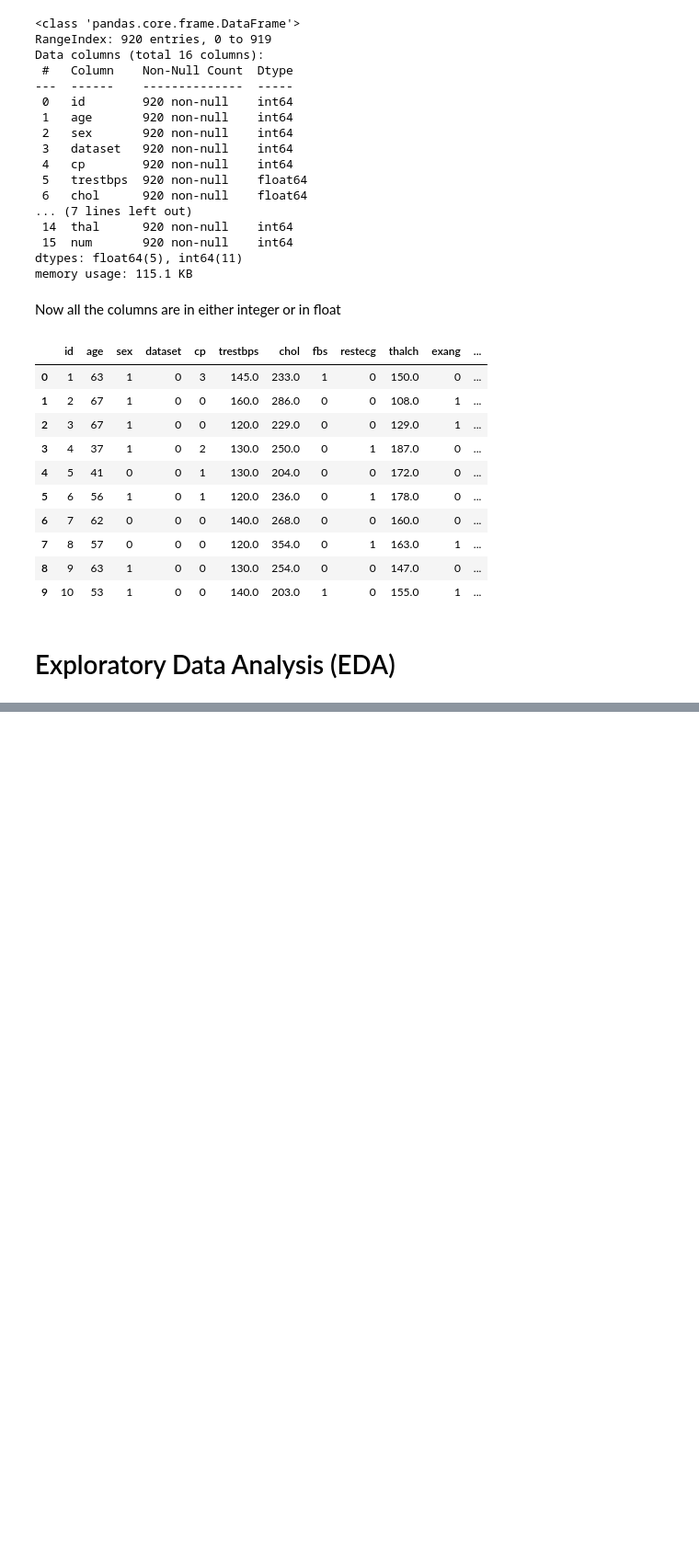
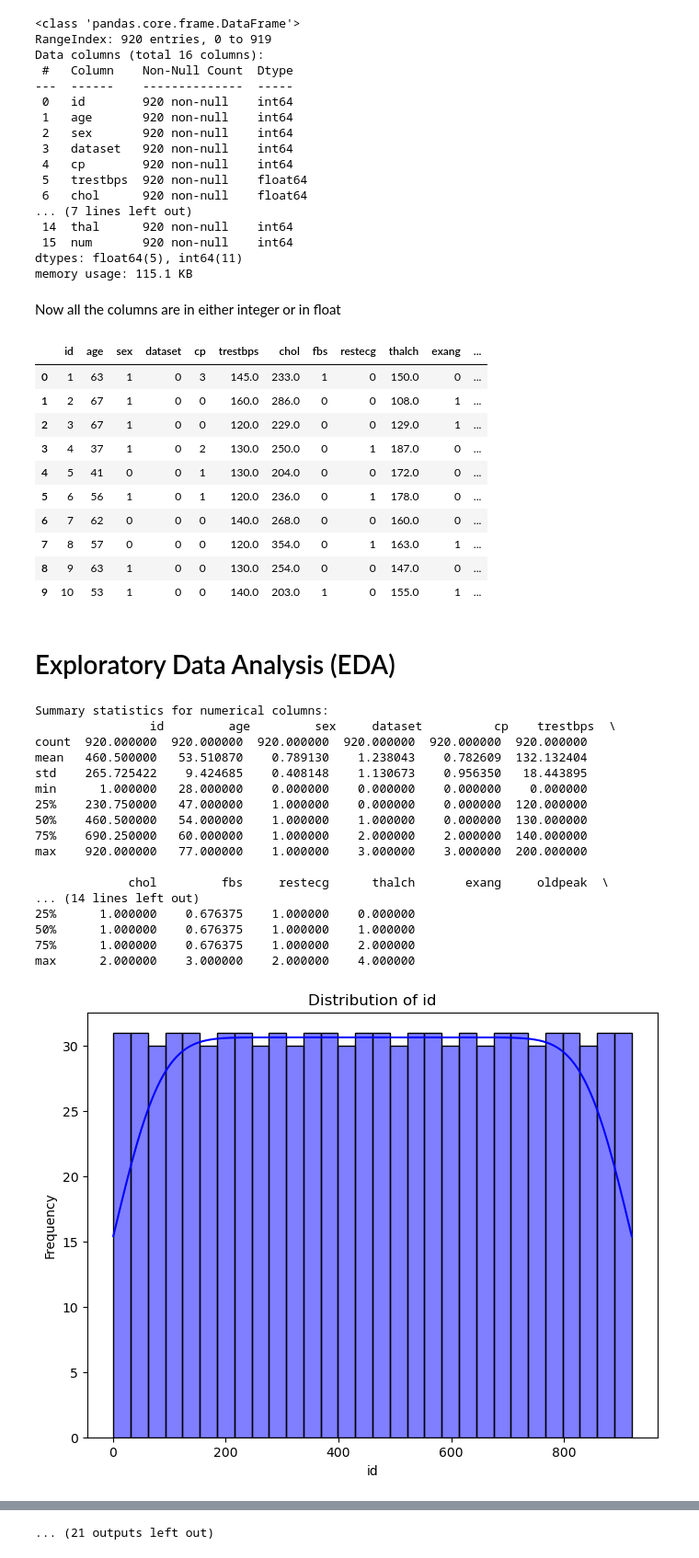
Before and after one commit to prashantpq/Data-Science-Internship, a Jupyter notebook: Week_1/Heart_Disease_Prediction/main.ipynb, the cells around one changed output, grey strips where cells are left out. Shown: that part at 92% size. Saved outputs shown, nothing was run; the diff lists cells and outputs as text; code cells hidden in the pictures; blank space fills up the shorter version.

```diff
--- a/Week_1/Heart_Disease_Prediction/main.ipynb
+++ b/Week_1/Heart_Disease_Prediction/main.ipynb
@@ -407,3 +407,46 @@ df.head(10)
 | 9 | 10 | 53 | 1 | 0 | 0 | 140.0 | 203.0 | 1 | 0 | 155.0 | 1 | ... |
 # %% [markdown]
 # Exploratory Data Analysis (EDA)
+# %%
+import seaborn as sns
+import matplotlib.pyplot as plt
+
+# List of numerical columns
+numerical_columns = df.select_dtypes(include=['int64', 'float64']).columns
+
+# Summary statistics for numerical columns
+print("Summary statistics for numerical columns:\n", df[numerical_columns].describe())
+
+# Visualize the distribution of numerical columns using histograms
+for col in numerical_columns:
+    plt.figure(figsize=(8, 6))
+    sns.histplot(df[col], kde=True, bins=30, color='blue')
+    plt.title(f'Distribution of {col}')
+    plt.xlabel(col)
+    plt.ylabel('Frequency')
+    plt.show()
+
+    # Boxplot to visualize outliers and distribution
+    plt.figure(figsize=(8, 6))
+    sns.boxplot(x=df[col], color='green')
+    plt.title(f'Boxplot of {col}')
+    plt.show()
+# %% [output]
+Summary statistics for numerical columns:
+                id         age         sex     dataset          cp    trestbps  \
+count  920.000000  920.000000  920.000000  920.000000  920.000000  920.000000
+mean   460.500000   53.510870    0.789130    1.238043    0.782609  132.132404
+std    265.725422    9.424685    0.408148    1.130673    0.956350   18.443895
+min      1.000000   28.000000    0.000000    0.000000    0.000000    0.000000
+25%    230.750000   47.000000    1.000000    0.000000    0.000000  120.000000
+50%    460.500000   54.000000    1.000000    1.000000    0.000000  130.000000
+75%    690.250000   60.000000    1.000000    2.000000    2.000000  140.000000
+max    920.000000   77.000000    1.000000    3.000000    3.000000  200.000000
+
+             chol         fbs     restecg      thalch       exang     oldpeak  \
+... (14 lines left out)
+25%      1.000000    0.676375    1.000000    0.000000
+50%      1.000000    0.676375    1.000000    1.000000
+75%      1.000000    0.676375    1.000000    2.000000
+max      2.000000    3.000000    2.000000    4.000000
+[figure, added]
@@ -409,0 +463 @@ df.head(10)
+... (21 outputs left out)
```
Also changed, not shown: parts of 2 cells of this notebook.
